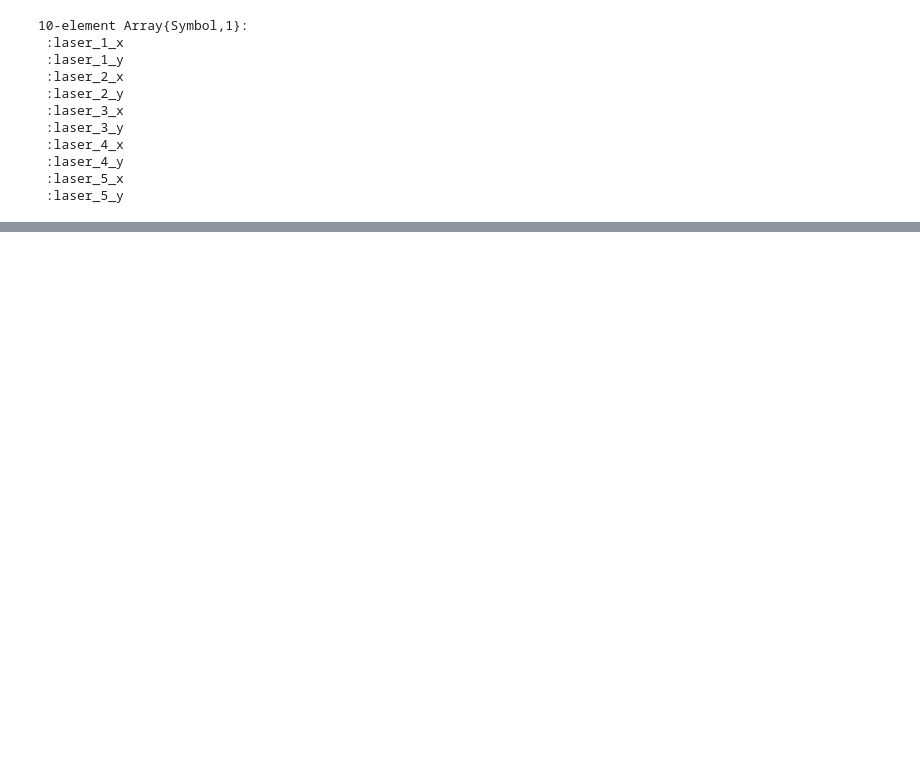
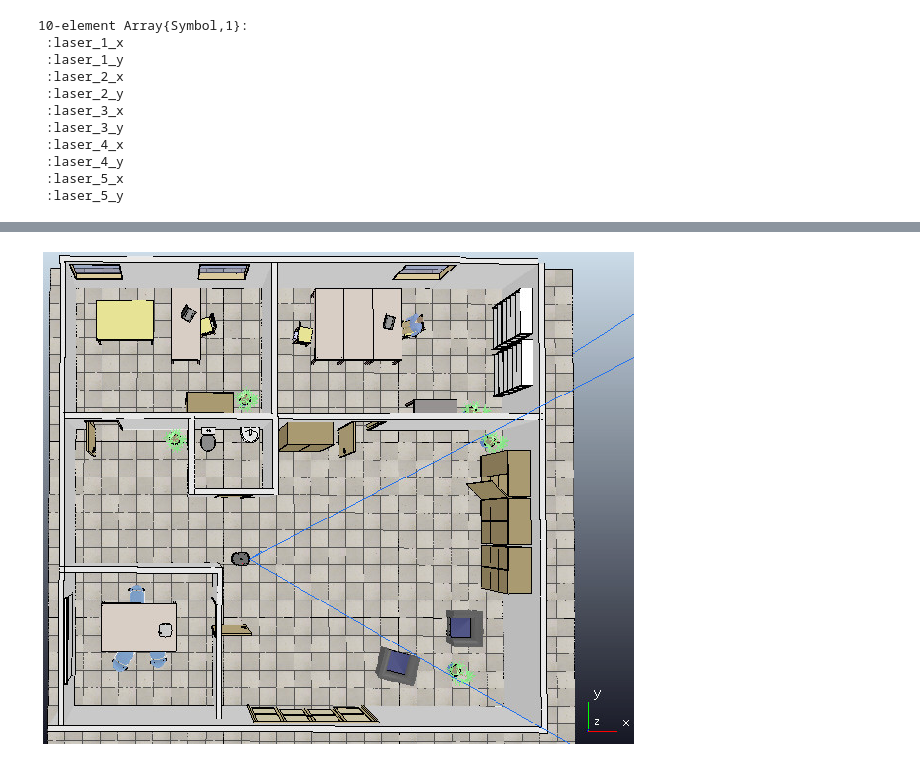
Before and after one commit to cirocavani/MO651-Robotics, a Jupyter notebook: workspace/P1/P3DX Sensor Analysis.ipynb, the cells around one changed output, grey strips where cells are left out. Saved outputs shown, nothing was run; the diff lists cells and outputs as text; code cells hidden in the pictures; blank space fills up the shorter version.

```diff
--- a/workspace/P1/P3DX Sensor Analysis.ipynb
+++ b/workspace/P1/P3DX Sensor Analysis.ipynb
@@ -233,0 +230,7 @@ scatter(X, Y, label="Laser")
+# %%
+scene_img = load("scene.jpg")
+
+plot(scene_img, size=(600, 500),
+    ticks=nothing, border=:none)
+# %% [output]
+[figure, added]
```
Also changed, not shown: parts of 14 cells of this notebook, 7 other files.
